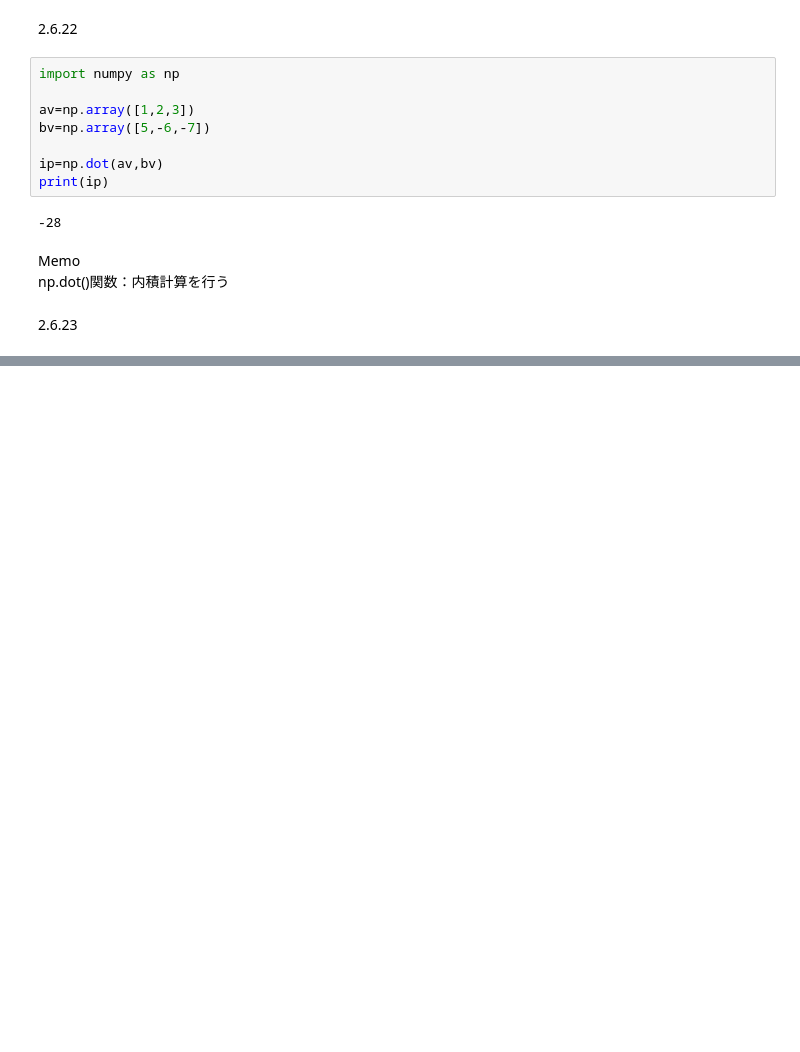
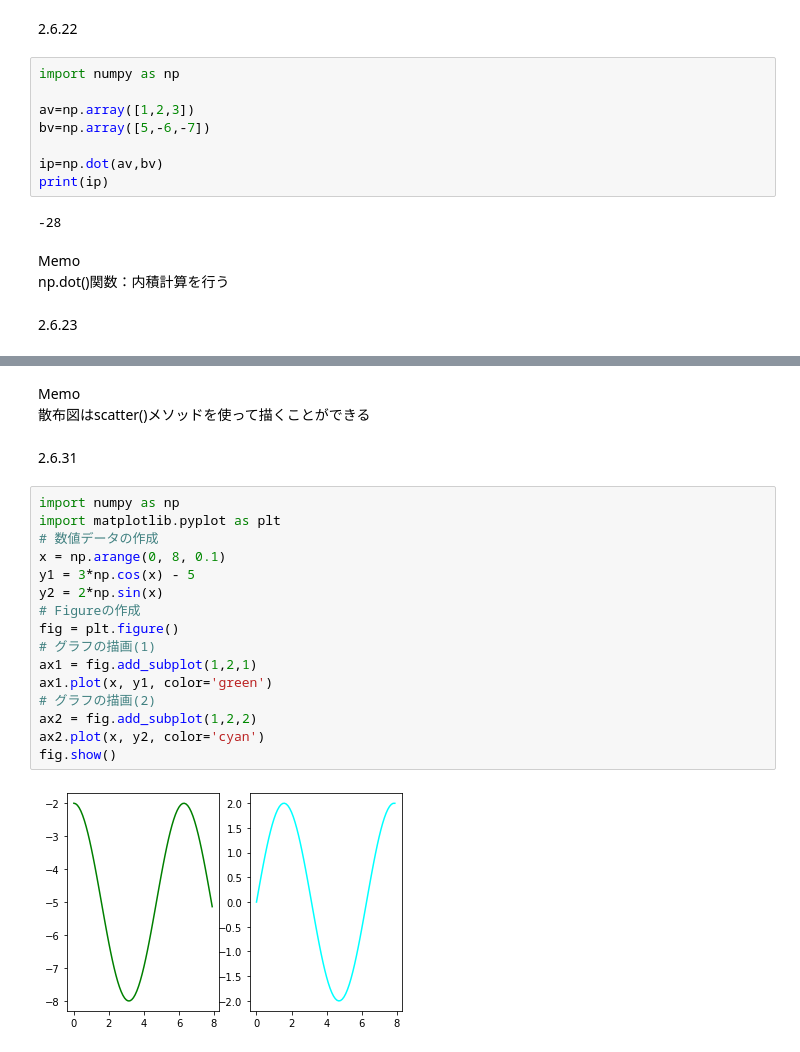
Before and after one commit to KuriharaYoshiki/python_medical_images, a Jupyter notebook: paspale.ipynb, the cells around one changed output, grey strips where cells are left out. Cells and saved outputs as stored; diff of their text form; blank space fills up the shorter version.

```diff
--- a/paspale.ipynb
+++ b/paspale.ipynb
@@ -1207,0 +1360,23 @@ np.dot()関数：内積計算を行う
+# %% [markdown]
+Memo
+散布図はscatter()メソッドを使って描くことができる
+# %% [markdown]
+2.6.31
+# %%
+import numpy as np
+import matplotlib.pyplot as plt
+# 数値データの作成
+x = np.arange(0, 8, 0.1)
+y1 = 3*np.cos(x) - 5
+y2 = 2*np.sin(x)
+# Figureの作成
+fig = plt.figure()
+# グラフの描画(1)
+ax1 = fig.add_subplot(1,2,1)
+ax1.plot(x, y1, color='green')
+# グラフの描画(2)
+ax2 = fig.add_subplot(1,2,2)
+ax2.plot(x, y2, color='cyan')
+fig.show()
+# %% [output]
+[figure, added]
```
Also changed, not shown: parts of 28 cells of this notebook.
